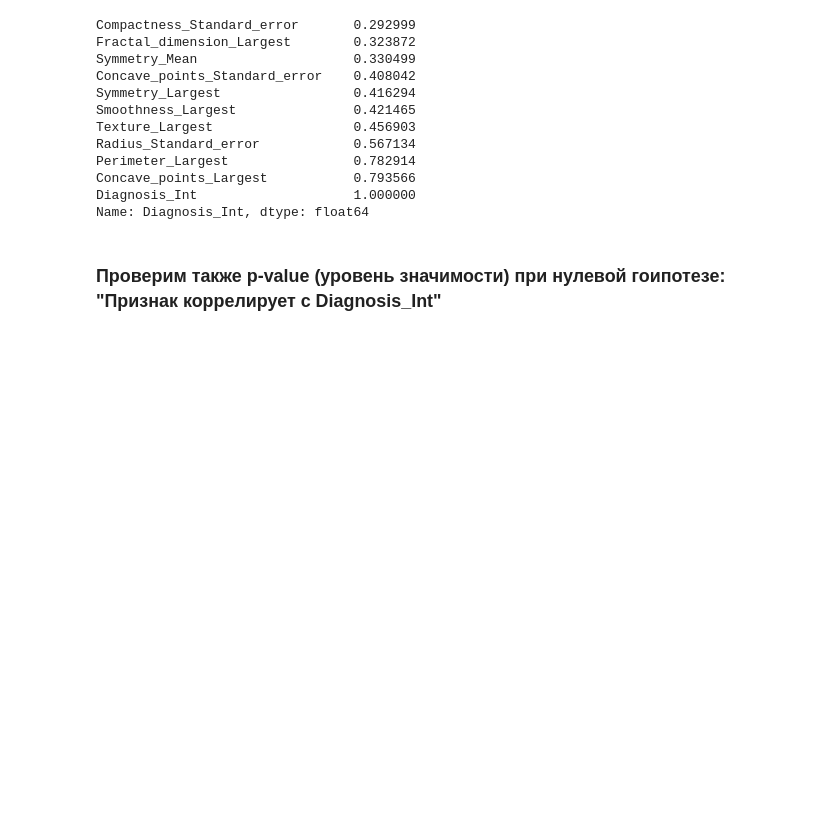
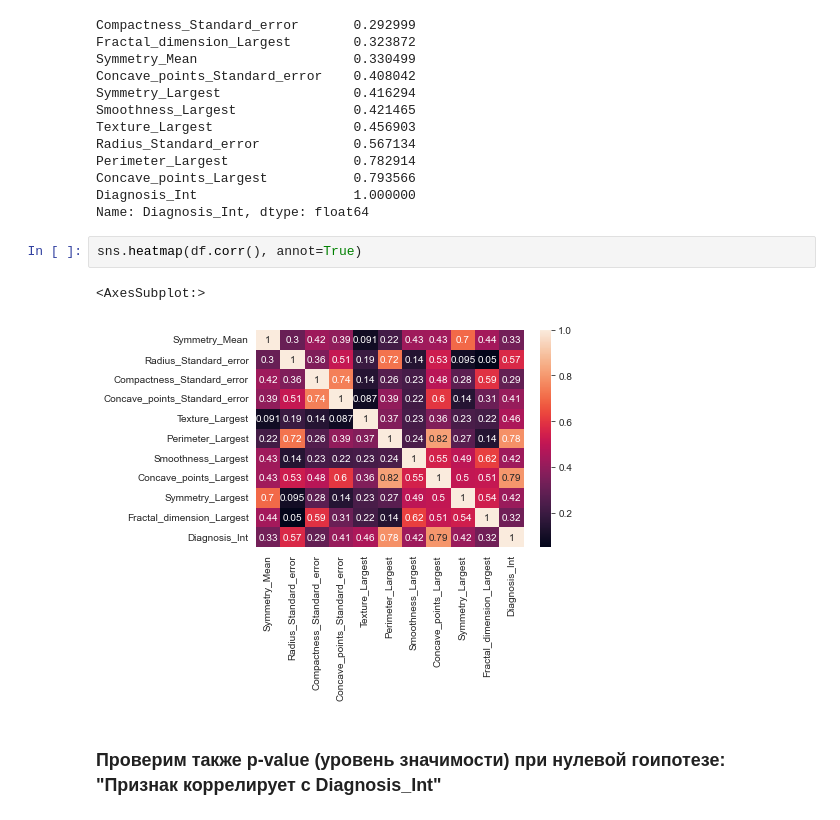
Before and after one commit to MVjimbo/ML_Trainig, a Jupyter notebook: EDA_and_Preprocessing/cancer.ipynb, the cells around one changed output. Drawn from its saved outputs; the diff is of its cells as text; blank space fills up the shorter version.

```diff
--- a/EDA_and_Preprocessing/cancer.ipynb
+++ b/EDA_and_Preprocessing/cancer.ipynb
@@ -546,6 +549,11 @@ Perimeter_Largest                0.782914
 Concave_points_Largest           0.793566
 Diagnosis_Int                    1.000000
 Name: Diagnosis_Int, dtype: float64
+# %%
+sns.heatmap(df.corr(), annot=True)
+# %% [output]
+<AxesSubplot:>
+[figure, added]
 # %% [markdown]
 ### Проверим также p-value (уровень значимости) при нулевой гоипотезе: "Признак коррелирует с Diagnosis_Int"
 # %%
```
Also changed, not shown: parts of 6 cells of this notebook.
